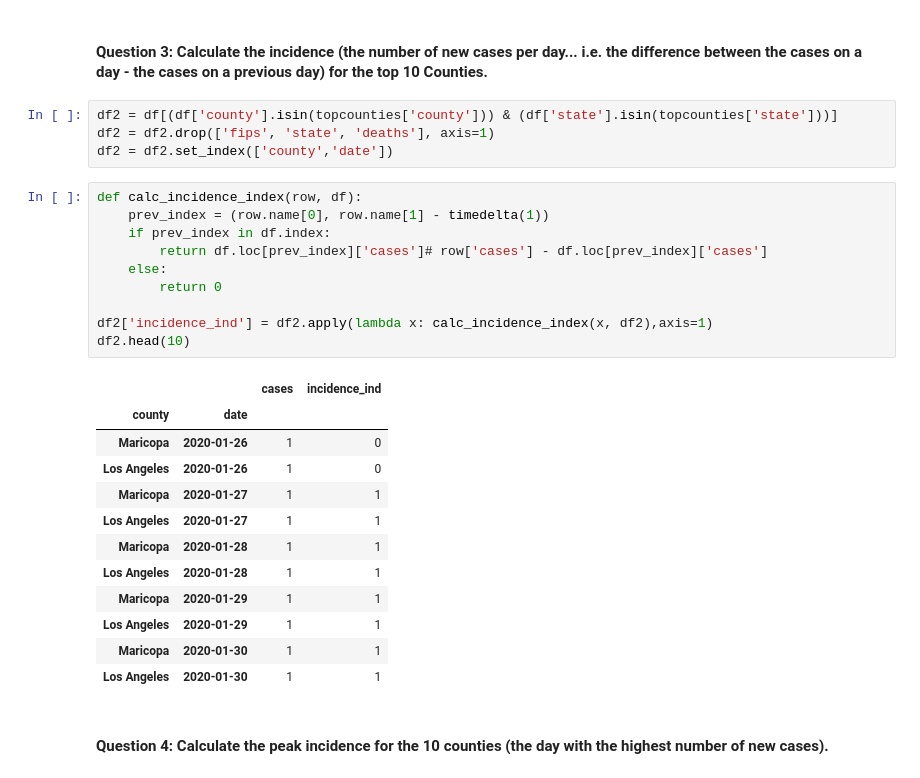
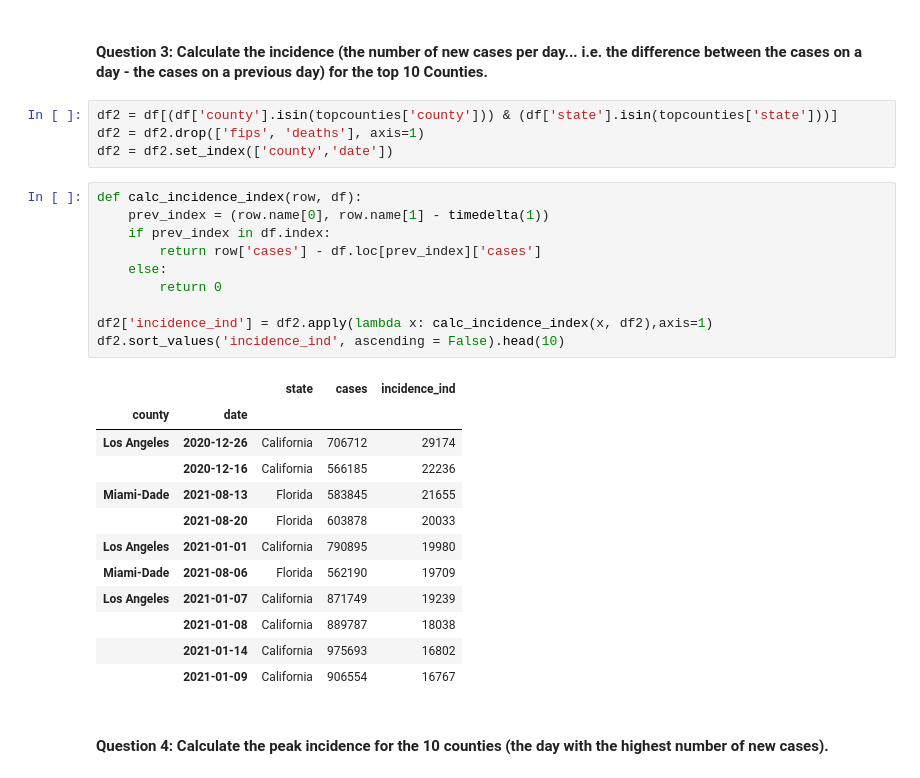
Before and after one commit to CMU-MS-DAS-Modern-Programming-Mini/ClassAssignmentNo4, a Jupyter notebook: US County Data - pandas.ipynb, the cells around one changed output. Drawn from its saved outputs; the diff is of its cells as text.

```diff
--- a/US County Data - pandas.ipynb
+++ b/US County Data - pandas.ipynb
@@ -60,31 +60,31 @@ df_total2.sort_values(by='cases', ascending=False).head(5)
 #### Question 3: Calculate the incidence (the number of new cases per day... i.e. the difference between the cases on a day - the cases on a previous day) for the top 10 Counties.
 # %%
 df2 = df[(df['county'].isin(topcounties['county'])) & (df['state'].isin(topcounties['state']))]
-df2 = df2.drop(['fips', 'state', 'deaths'], axis=1)
+df2 = df2.drop(['fips', 'deaths'], axis=1)
 df2 = df2.set_index(['county','date'])
 # %%
 def calc_incidence_index(row, df):
     prev_index = (row.name[0], row.name[1] - timedelta(1))
     if prev_index in df.index:
-        return df.loc[prev_index]['cases']# row['cases'] - df.loc[prev_index]['cases']
+        return row['cases'] - df.loc[prev_index]['cases']
     else:
         return 0
 
 df2['incidence_ind'] = df2.apply(lambda x: calc_incidence_index(x, df2),axis=1)
-df2.head(10)
+df2.sort_values('incidence_ind', ascending = False).head(10)
 # %% [output]
-|  |  | cases | incidence_ind |
-| county | date |  |  |
-| Maricopa | 2020-01-26 | 1 | 0 |
-| Los Angeles | 2020-01-26 | 1 | 0 |
-| Maricopa | 2020-01-27 | 1 | 1 |
-| Los Angeles | 2020-01-27 | 1 | 1 |
-| Maricopa | 2020-01-28 | 1 | 1 |
-| Los Angeles | 2020-01-28 | 1 | 1 |
-| Maricopa | 2020-01-29 | 1 | 1 |
-| Los Angeles | 2020-01-29 | 1 | 1 |
-| Maricopa | 2020-01-30 | 1 | 1 |
-| Los Angeles | 2020-01-30 | 1 | 1 |
+|  |  | state | cases | incidence_ind |
+| county | date |  |  |  |
+| Los Angeles | 2020-12-26 | California | 706712 | 29174 |
+|  | 2020-12-16 | California | 566185 | 22236 |
+| Miami-Dade | 2021-08-13 | Florida | 583845 | 21655 |
+|  | 2021-08-20 | Florida | 603878 | 20033 |
+| Los Angeles | 2021-01-01 | California | 790895 | 19980 |
+| Miami-Dade | 2021-08-06 | Florida | 562190 | 19709 |
+| Los Angeles | 2021-01-07 | California | 871749 | 19239 |
+|  | 2021-01-08 | California | 889787 | 18038 |
+|  | 2021-01-14 | California | 975693 | 16802 |
+|  | 2021-01-09 | California | 906554 | 16767 |
 # %% [markdown]
 #### Question 4: Calculate the peak incidence for the 10 counties (the day with the highest number of new cases).
 # %%
```
Also changed, not shown: parts of 4 cells of this notebook.
